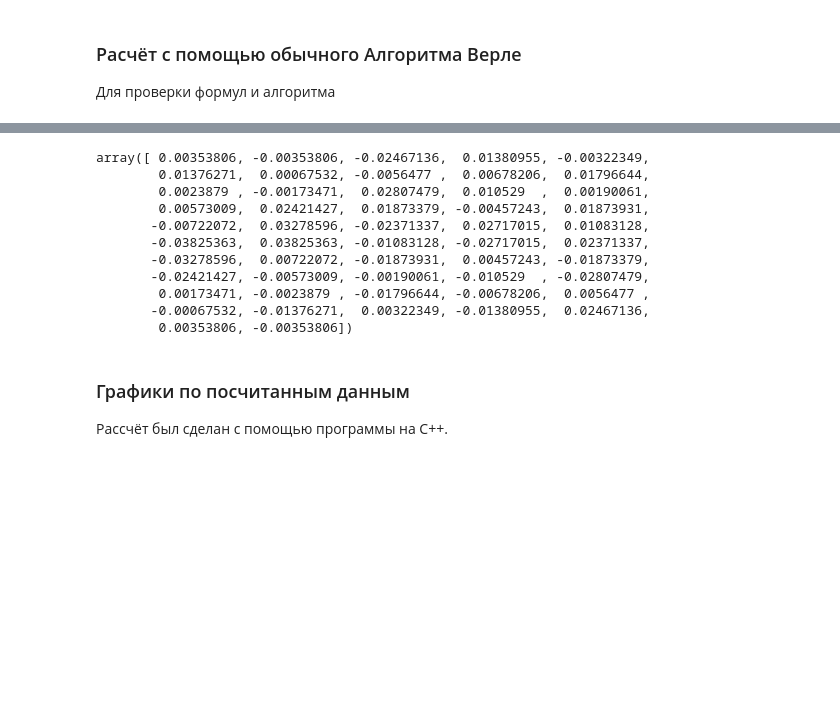
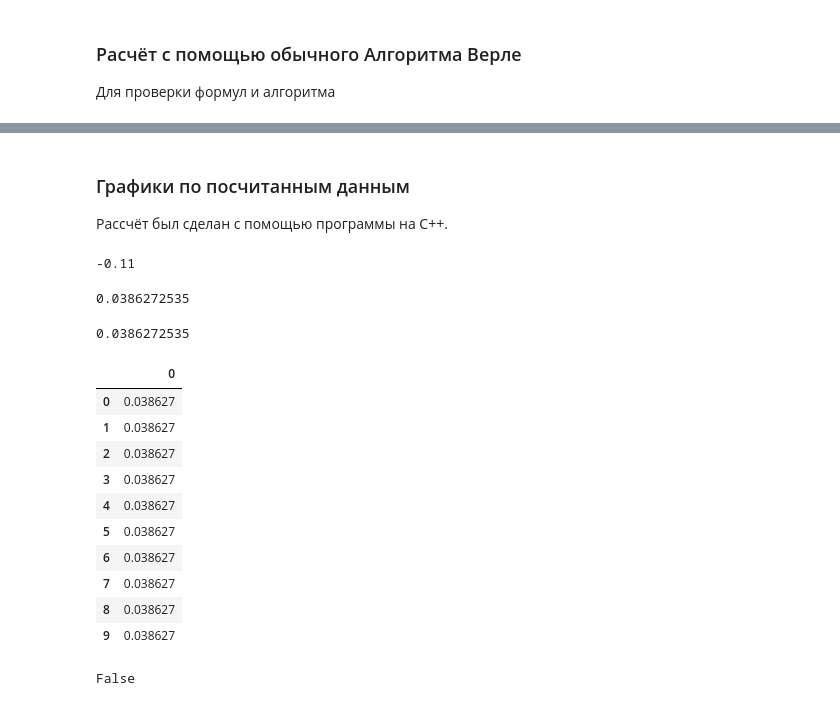
Before and after one commit to ravilkooo/mat_mod, a Jupyter notebook: lab-3/Task_1.ipynb, the cells around one changed output, grey strips where cells are left out. Drawn from its saved outputs; the diff is of its cells as text; code cells hidden in the pictures; blank space fills up the shorter version.

```diff
--- a/lab-3/Task_1.ipynb
+++ b/lab-3/Task_1.ipynb
@@ -92,14 +99,0 @@ plt.show()
-# %%
-q_cur
-# %% [output]
-array([ 0.00353806, -0.00353806, -0.02467136,  0.01380955, -0.00322349,
-        0.01376271,  0.00067532, -0.0056477 ,  0.00678206,  0.01796644,
-        0.0023879 , -0.00173471,  0.02807479,  0.010529  ,  0.00190061,
-        0.00573009,  0.02421427,  0.01873379, -0.00457243,  0.01873931,
-       -0.00722072,  0.03278596, -0.02371337,  0.02717015,  0.01083128,
-       -0.03825363,  0.03825363, -0.01083128, -0.02717015,  0.02371337,
-       -0.03278596,  0.00722072, -0.01873931,  0.00457243, -0.01873379,
-       -0.02421427, -0.00573009, -0.00190061, -0.010529  , -0.02807479,
-        0.00173471, -0.0023879 , -0.01796644, -0.00678206,  0.0056477 ,
-       -0.00067532, -0.01376271,  0.00322349, -0.01380955,  0.02467136,
-        0.00353806, -0.00353806])
@@ -111,0 +110,9 @@ import pandas as pd
+# %%
+q_init[100]
+# %% [output]
+-0.11
+# %%
+energy_0 = np.sum(FPU(q_init[2:] - q_init[1:-1] ))
+energy_0
+# %% [output]
+0.0386272535
@@ -111,0 +121,4 @@ import pandas as pd
+# %%
+np.sum(FPU(_df_smp[1:] - _df_smp[:-1])) + FPU(_df_smp[-1] - _df_smp[0] )
+# %% [output]
+0.0386272535
@@ -111,0 +127,18 @@ import pandas as pd
+# %%
+pd.read_csv('./results/1e8_SIMPLEX_energy.out', header=None)
+# %% [output]
+|  | 0 |
+| 0 | 0.038627 |
+| 1 | 0.038627 |
+| 2 | 0.038627 |
+| 3 | 0.038627 |
+| 4 | 0.038627 |
+| 5 | 0.038627 |
+| 6 | 0.038627 |
+| 7 | 0.038627 |
+| 8 | 0.038627 |
+| 9 | 0.038627 |
+# %%
+(df_smp.v_0 < 0).any()
+# %% [output]
+False
```
Also changed, not shown: parts of 38 cells of this notebook, 3 other files.
